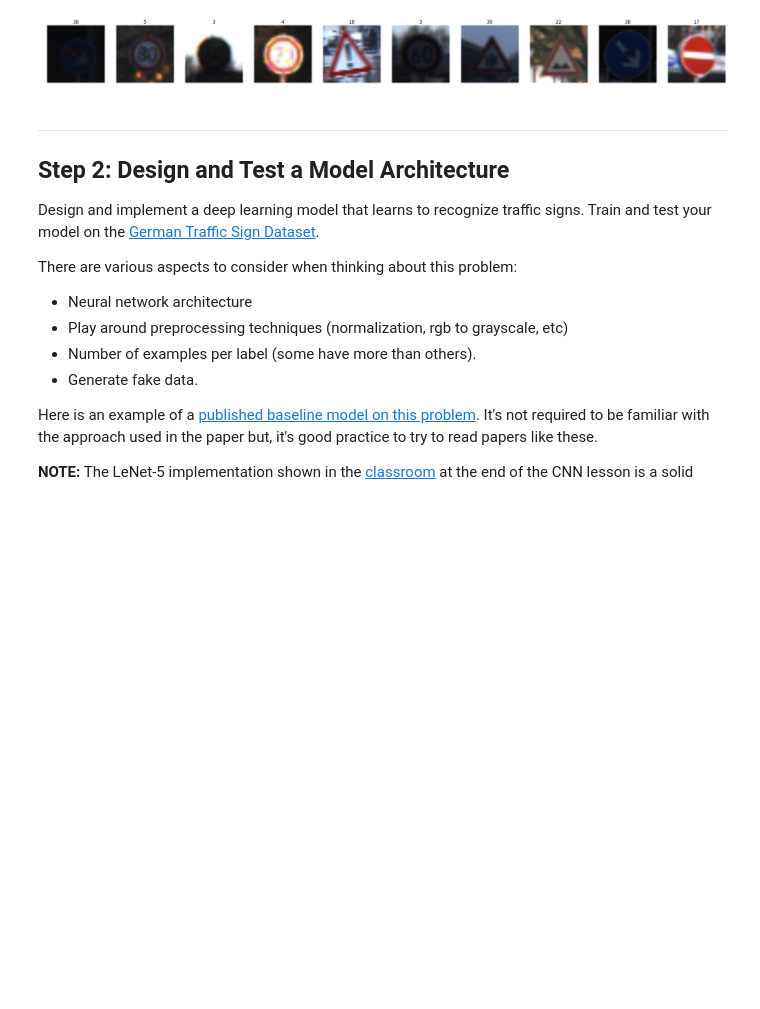
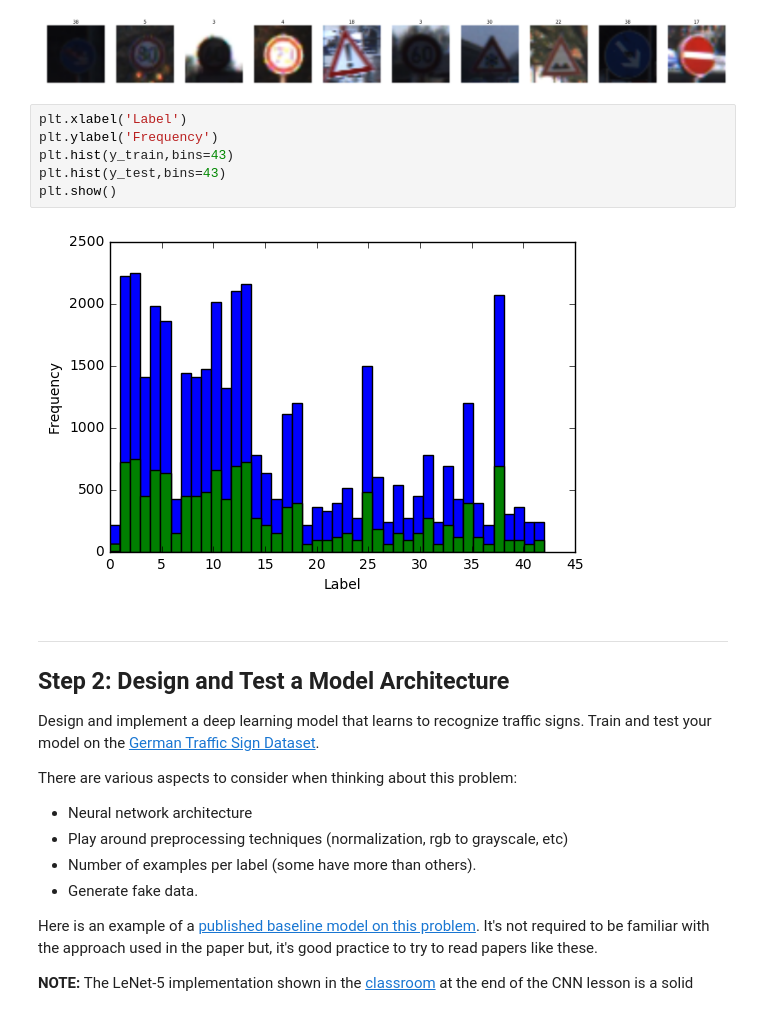
Before and after one commit to earlbread/CarND-Traffic-Sign-Classifier-Project, a Jupyter notebook: Traffic_Sign_Classifier.ipynb, the cells around one changed output. Cells and saved outputs as stored; diff of their text form; blank space fills up the shorter version.

Commit message:
Add histogram to data exploration

```diff
--- a/Traffic_Sign_Classifier.ipynb
+++ b/Traffic_Sign_Classifier.ipynb
@@ -98,6 +98,14 @@ for i in range(N_IMAGES):
 plt.show()
 # %% [output]
 [figure]
+# %%
+plt.xlabel('Label')
+plt.ylabel('Frequency')
+plt.hist(y_train,bins=43)
+plt.hist(y_test,bins=43)
+plt.show()
+# %% [output]
+[figure, added]
 # %% [markdown]
 ----
 
```
